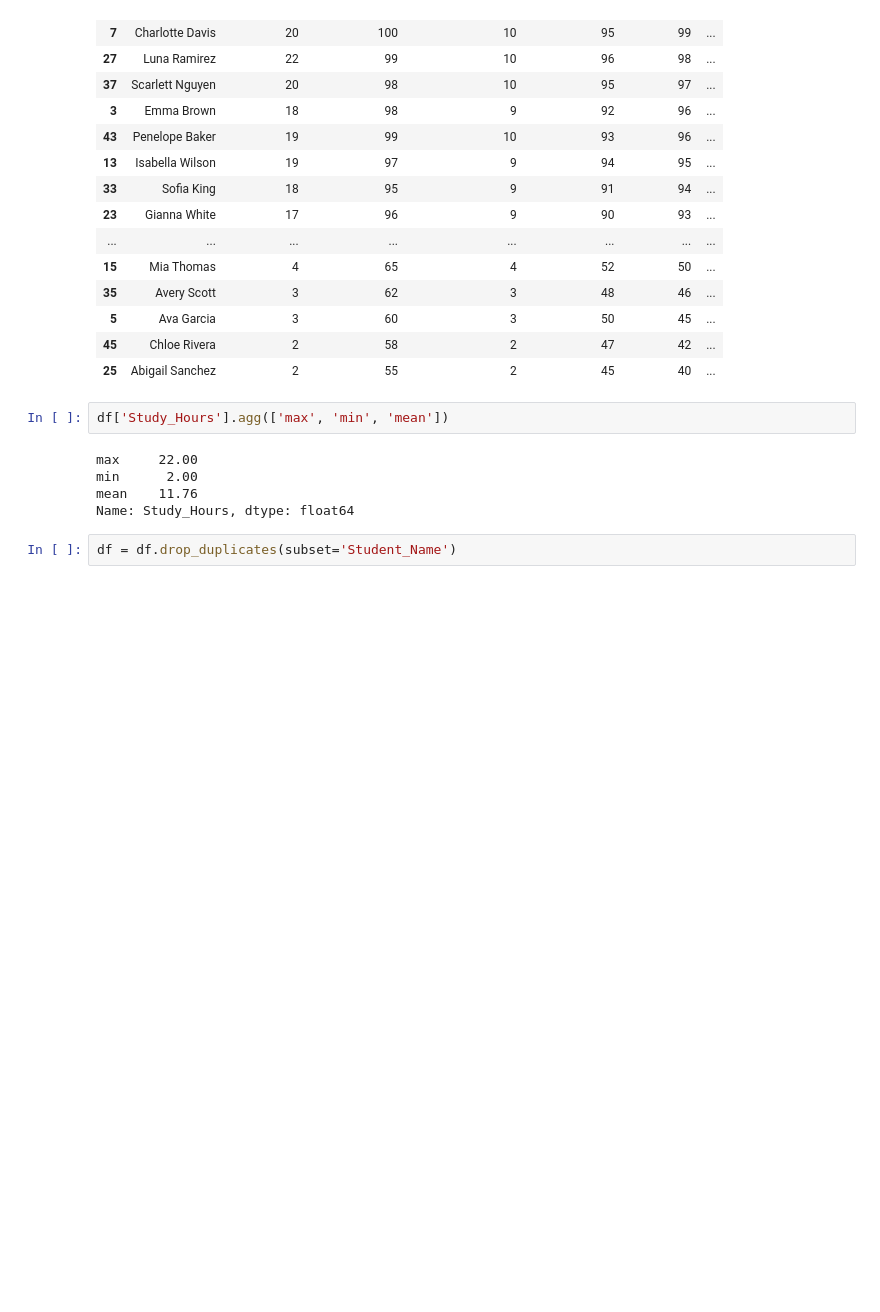
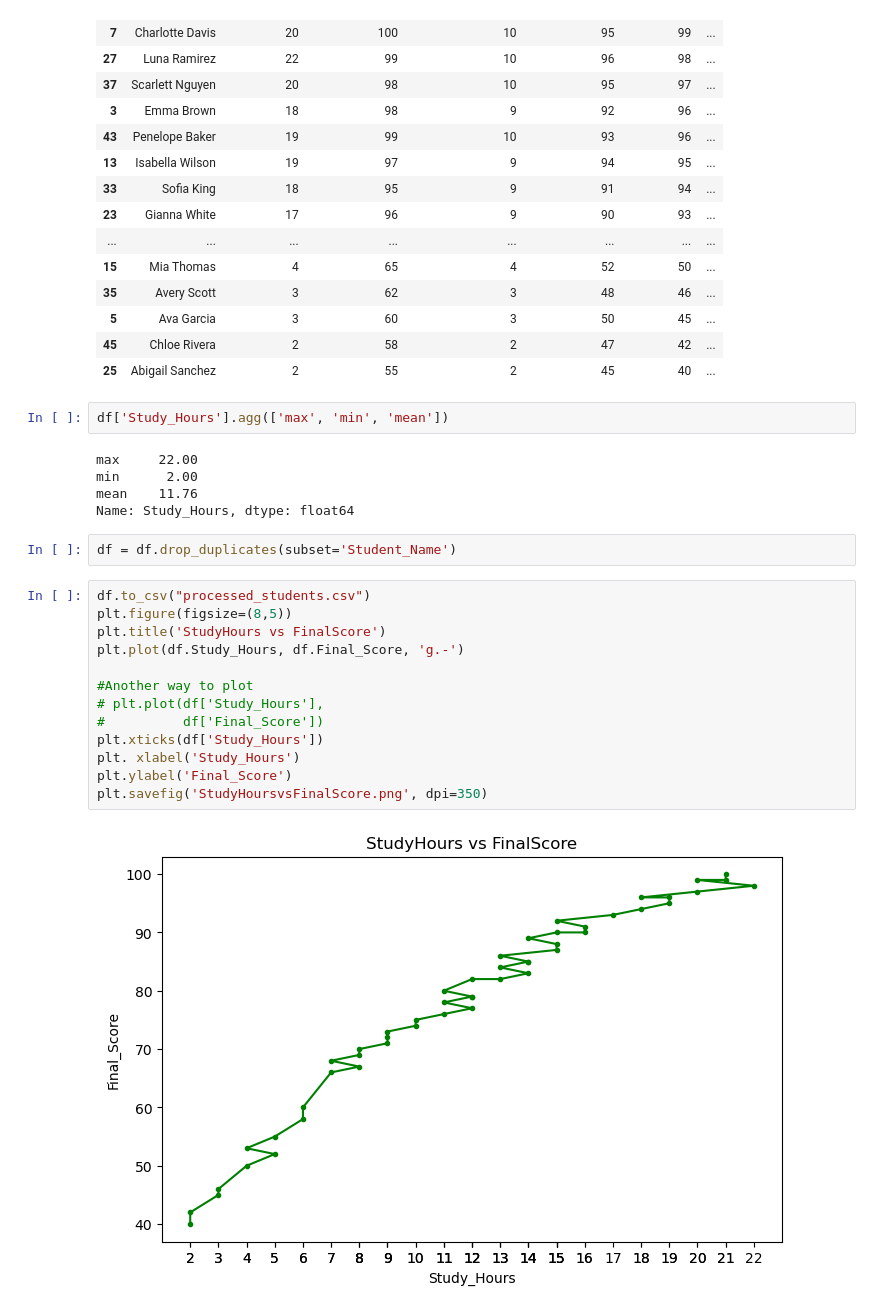
Before and after one commit to HlogiRaphiri/Pandas_Data_Practice, a Jupyter notebook: prac_Student_Perfomance_csv.ipynb, the cells around one changed output. Saved outputs shown, nothing was run; the diff lists cells and outputs as text; blank space fills up the shorter version.

```diff
--- a/prac_Student_Perfomance_csv.ipynb
+++ b/prac_Student_Perfomance_csv.ipynb
@@ -237,3 +239,18 @@ mean    11.76
 Name: Study_Hours, dtype: float64
 # %%
 df = df.drop_duplicates(subset='Student_Name')
+# %%
+df.to_csv("processed_students.csv")
+plt.figure(figsize=(8,5))
+plt.title('StudyHours vs FinalScore')
+plt.plot(df.Study_Hours, df.Final_Score, 'g.-')
+
+#Another way to plot
+# plt.plot(df['Study_Hours'],
+#          df['Final_Score'])
+plt.xticks(df['Study_Hours'])
+plt. xlabel('Study_Hours')
+plt.ylabel('Final_Score')
+plt.savefig('StudyHoursvsFinalScore.png', dpi=350)
+# %% [output]
+[figure, added]
```
Also changed, not shown: parts of 1 cell of this notebook, 2 other files.
